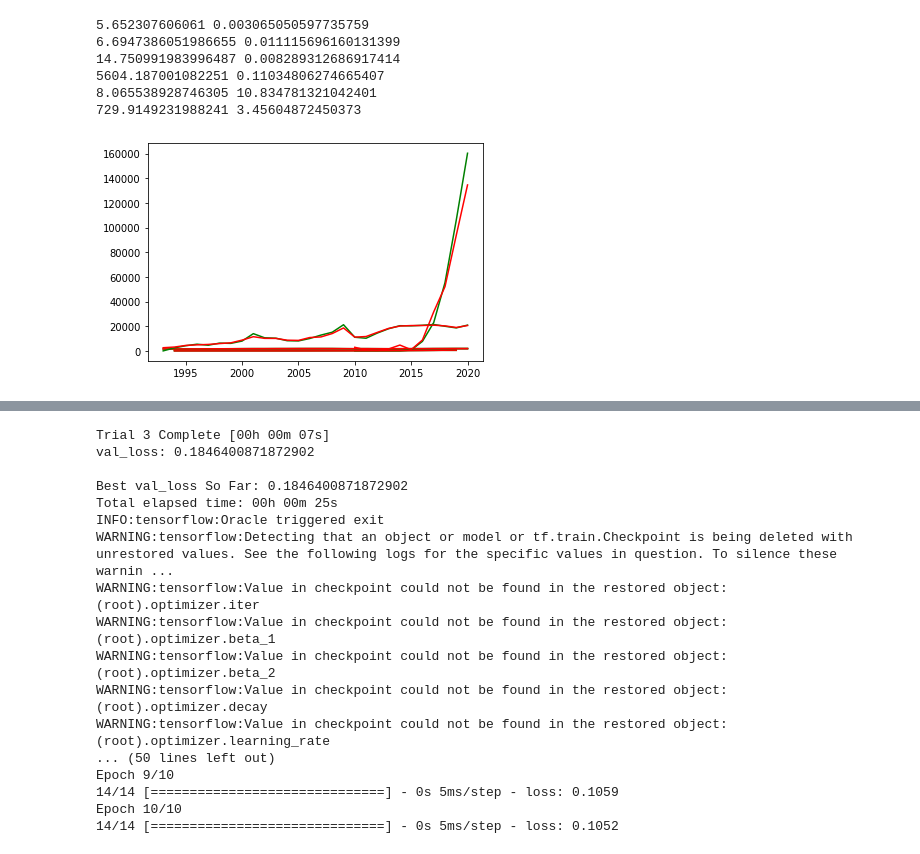
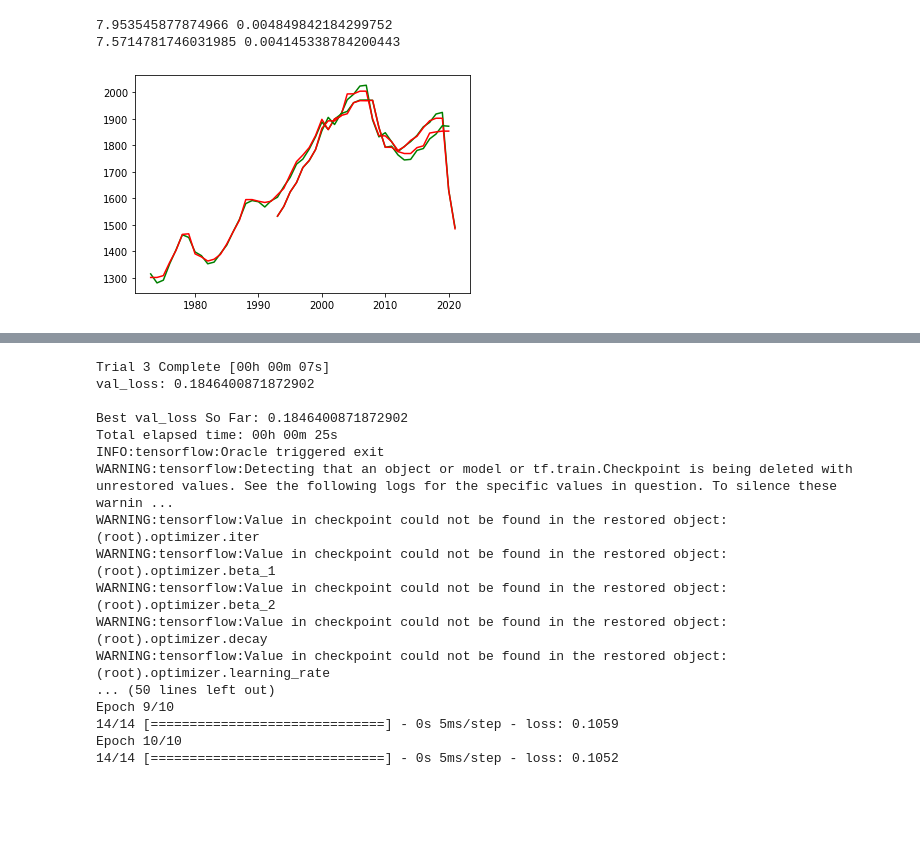
Before and after one commit to IsaacJohnEvans/EV_affect_on_emissions, a Jupyter notebook: pred.ipynb, the cells around one changed output, grey strips where cells are left out. Saved outputs shown, nothing was run; the diff lists cells and outputs as text; code cells hidden in the pictures; blank space fills up the shorter version.

```diff
--- a/pred.ipynb
+++ b/pred.ipynb
@@ -138,14 +139,13 @@ def combined_model(em_X, veh_X, em_y, veh_y, t, data_memory, epochs, batch_size,
     val_loss = history.history['val_loss']
     return y, y_pred, train_loss, val_loss
 
-def run_regr(X, y, t):
-    regr = RandomForestRegressor(max_depth=3, random_state=0)
+def run_regr(X, y, t, regr, colours):
     regr.fit(X, y)
     nrows = X.shape[0]
     y_reg, abs_loss, per_loss = np.zeros(nrows), np.zeros(nrows), np.zeros(nrows)
     for i in range(nrows):
         y_reg[i] = regr.predict(np.array([X[i, :]]))
-    plt.plot(t, y, 'g', t, y_reg, 'r')
+    plt.plot(t, y, colours[0], t, y_reg, colours[1])
     for i in range(nrows):
         abs_loss[i] = np.abs(y[i] - y_reg[i])
         if y[i] > 0:
@@ -229,15 +241,19 @@ plt.savefig('US_loss')
-# %%
-run_regr(EU_X, EU_y[:, 0], EU_t)
-run_regr(UK_X, UK_y[:, 0], UK_t)
-run_regr(US_X, US_y[:, 0], US_t)
-run_regr(EU_X, EU_y[:, 1], EU_t)
-run_regr(UK_X, UK_y[:, 1], UK_t)
-run_regr(US_X, US_y[:, 1], US_t)
-# %% [output]
-5.652307606061 0.003065050597735759
-6.6947386051986655 0.011115696160131399
-14.750991983996487 0.008289312686917414
-5604.187001082251 0.11034806274665407
-8.065538928746305 10.834781321042401
-729.9149231988241 3.45604872450373
-[figure, removed]
+# %%
+colours = ['g', 'r']
+regr = RandomForestRegressor(max_depth=3, random_state=0)
+regr = AdaBoostRegressor()
+
+'''
+run_regr(UK_X, UK_y[:, 1], UK_t, regr, colours)
+run_regr(UK_X, UK_y[:, 0], UK_t, regr, colours)
+'''
+run_regr(EU_X, EU_y[:, 0], EU_t, regr, colours)
+run_regr(US_X, US_y[:, 0], US_t, regr, colours)
+#'''
+#run_regr(US_X, US_y[:, 1], US_t, regr, colours)
+
+#run_regr(EU_X, EU_y[:, 1], EU_t, regr, colours)
+# %% [output]
+7.953545877874966 0.004849842184299752
+7.5714781746031985 0.004145338784200443
+[figure, added]
```
Also changed, not shown: parts of 7 cells of this notebook, 19 other files.
